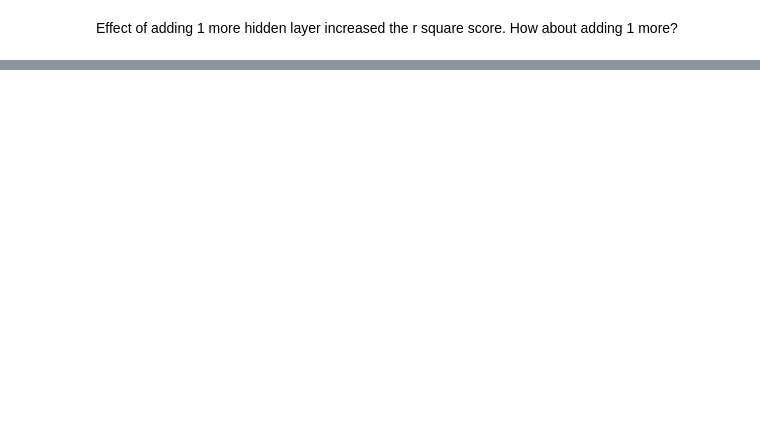
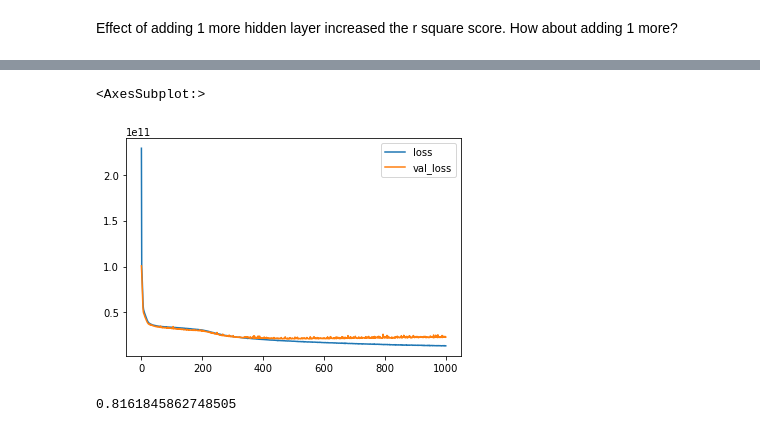
Before and after one commit to hps1795/Keras_LinReg_Real_Estate, a Jupyter notebook: keras practice.ipynb, the cells around one changed output, grey strips where cells are left out. Cells and saved outputs as stored; diff of their text form; code cells hidden in the pictures; blank space fills up the shorter version.

```diff
--- a/keras practice.ipynb
+++ b/keras practice.ipynb
@@ -708,0 +721,11 @@ Adding 1 more layer still increased the r squared but not as much as previous.
+# %%
+model_f = Sequential()
+model_f.add(Input(shape = (16,)))
+model_f.add(Dense(50, activation = 'relu'))
+model_f.add(Dense(50, activation = 'relu'))
+model_f.add(Dense(50, activation = 'relu'))
+model_f.add(Dense(1))
+model_f.compile(optimizer='adam',loss='mean_squared_error')
+model_f.fit(X_train, y_train.values,
+          validation_data=(X_val,y_val.values),
+          epochs=1000, batch_size=10)
@@ -708,0 +751,11 @@ Adding 1 more layer still increased the r squared but not as much as previous.
+# %%
+loss = pd.DataFrame(model_f.history.history)
+loss.plot()
+# %% [output]
+<AxesSubplot:>
+[figure, added]
+# %%
+test_pred_f = model_f.predict(X_test)
+r2_score(y_test,test_pred_f)
+# %% [output]
+0.8161845862748505
```
Also changed, not shown: parts of 46 cells of this notebook.
